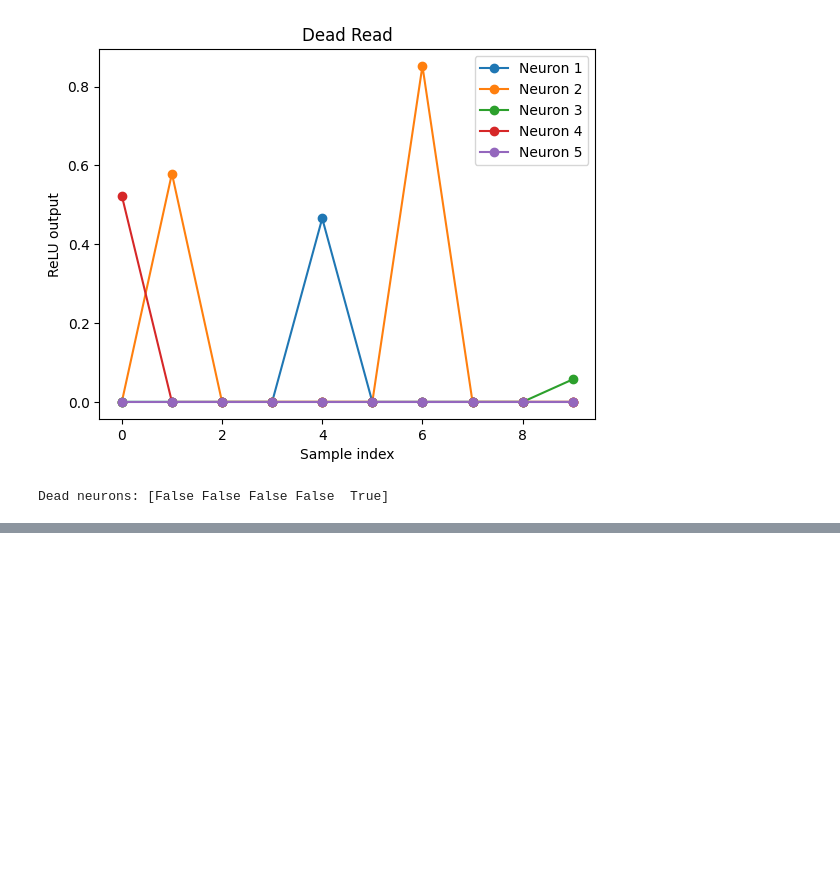
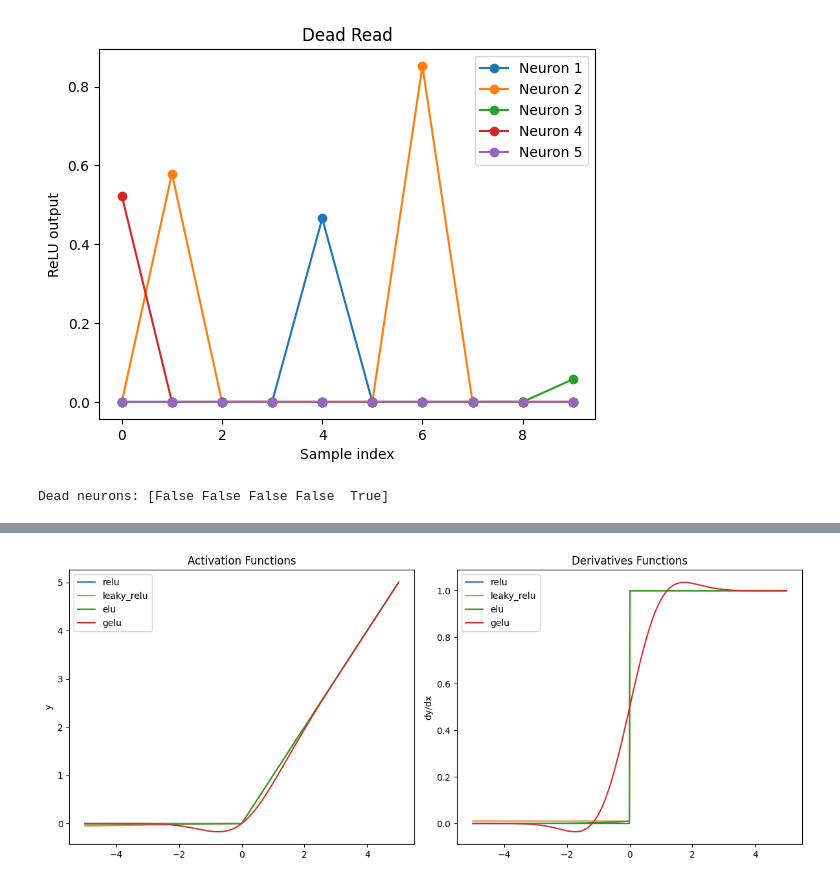
Before and after one commit to smsm8898/scratch, a Jupyter notebook: notebooks/activations.ipynb, the cells around one changed output, grey strips where cells are left out. Saved outputs shown, nothing was run; the diff lists cells and outputs as text; code cells hidden in the pictures; blank space fills up the shorter version.

```diff
--- a/notebooks/activations.ipynb
+++ b/notebooks/activations.ipynb
@@ -370,0 +500,38 @@ np.float64(0.4)
+# %%
+x = np.linspace(-5, 5, 500)
+
+y_relu = relu.func(x)
+y_leaky = leaky_relu.func(x)
+y_elu = elu.func(x)
+y_gelu = gelu.func(x)
+
+y_relu_grad = relu.derivative(x)
+y_leaky_grad = leaky_relu.derivative(x)
+y_elu_grad = elu.derivative(x)
+y_gelu_grad = gelu.derivative(x)
+
+# 그래프 그리기
+fig, ax = plt.subplots(1, 2, figsize=(12, 5), sharex=True, sharey=False)
+
+ax[0].plot(x, y_relu, label=relu.name)
+ax[0].plot(x, y_leaky, label=leaky_relu.name)
+ax[0].plot(x, y_elu, label=elu.name)
+ax[0].plot(x, y_gelu, label=gelu.name)
+ax[0].set_title("Activation Functions")
+ax[0].set_ylabel("y")
+ax[0].legend()
+
+
+ax[1].plot(x, y_relu_grad, label=relu.name)
+ax[1].plot(x, y_leaky_grad, label=leaky_relu.name)
+ax[1].plot(x, y_elu_grad, label=elu.name)
+ax[1].plot(x, y_gelu_grad, label=gelu.name)
+ax[1].set_title("Derivatives Functions")
+ax[1].set_ylabel("dy/dx")
+ax[1].legend()
+
+fig.tight_layout()
+plt.show()
+plt.close()
+# %% [output]
+[figure, added]
```
Also changed, not shown: parts of 14 cells of this notebook.
